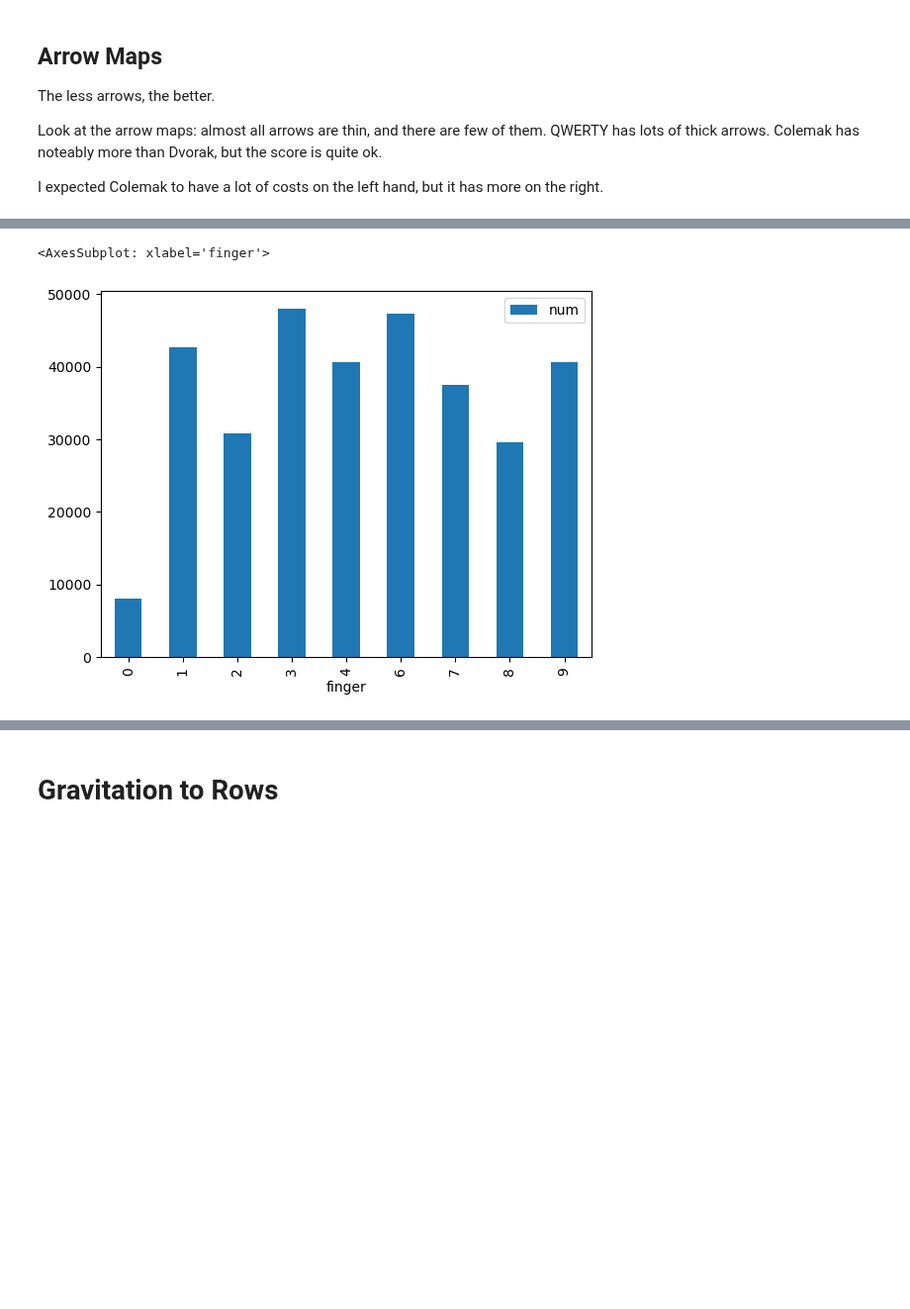
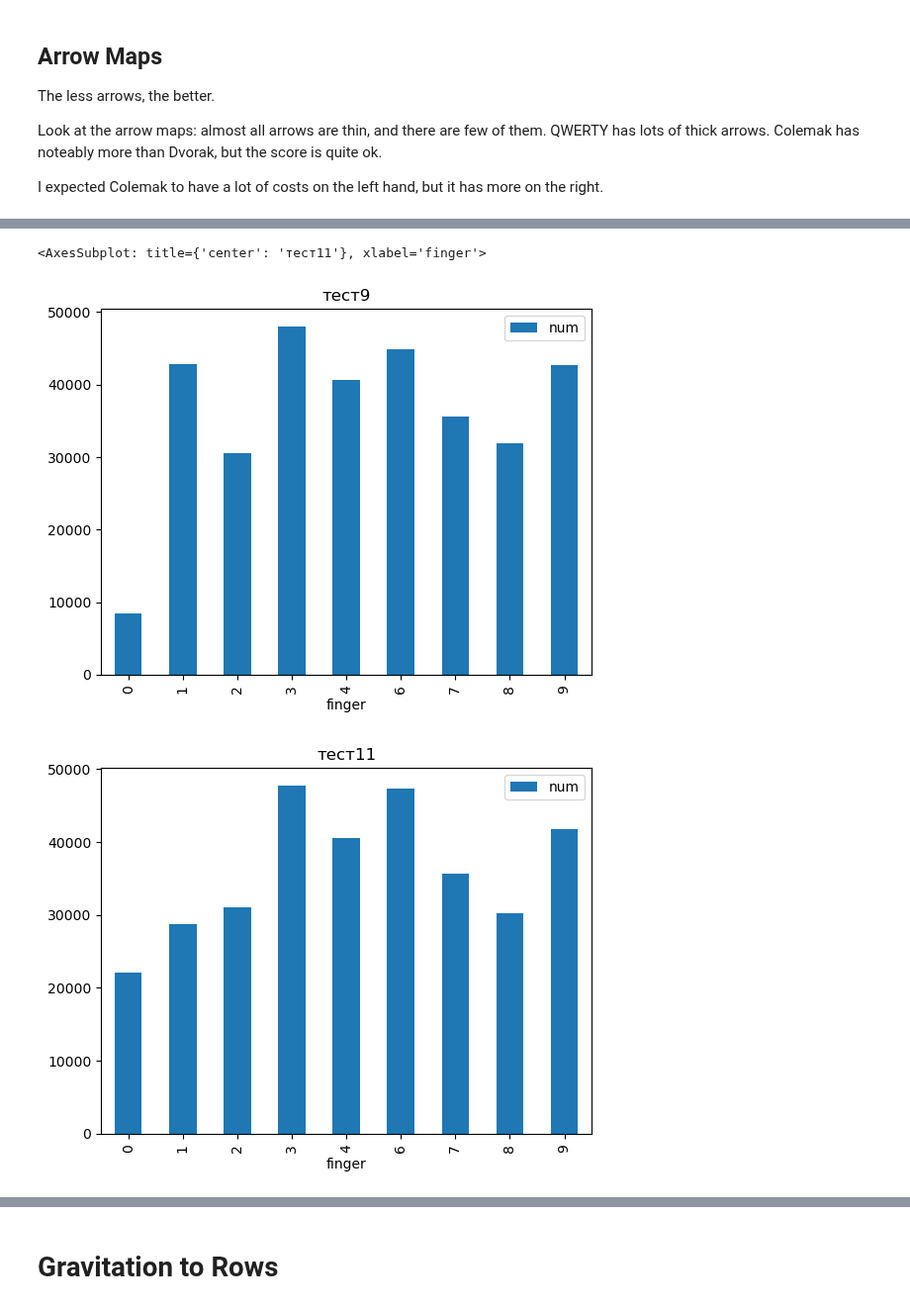
Before and after one commit to culebron/rus-layout-opt, a Jupyter notebook: Kazakh Example.ipynb, the cells around one changed output, grey strips where cells are left out. Shown at 99% size. Cells and saved outputs as stored; diff of their text form; code cells hidden in the pictures; blank space fills up the shorter version.

```diff
--- a/Kazakh Example.ipynb
+++ b/Kazakh Example.ipynb
@@ -332,0 +367,2 @@ res[key].display('freq')
+# %%
+key = 'тест11'
@@ -345,5 +389,7 @@ res['default'].combomap(res['тест5'], res['тест8'], res[key])
 # %%
-res[key].bigrams.groupby('finger').agg({'num': 'sum'}).plot.bar()
+res['тест9'].bigrams.groupby('finger').agg({'num': 'sum'}).plot.bar(title='тест9')
+res[key].bigrams.groupby('finger').agg({'num': 'sum'}).plot.bar(title=key)
 # %% [output]
-<AxesSubplot: xlabel='finger'>
+<AxesSubplot: title={'center': 'тест11'}, xlabel='finger'>
-[figure, old version]
+[figure, new version]
+[figure, added]
```
Also changed, not shown: parts of 15 cells of this notebook.
